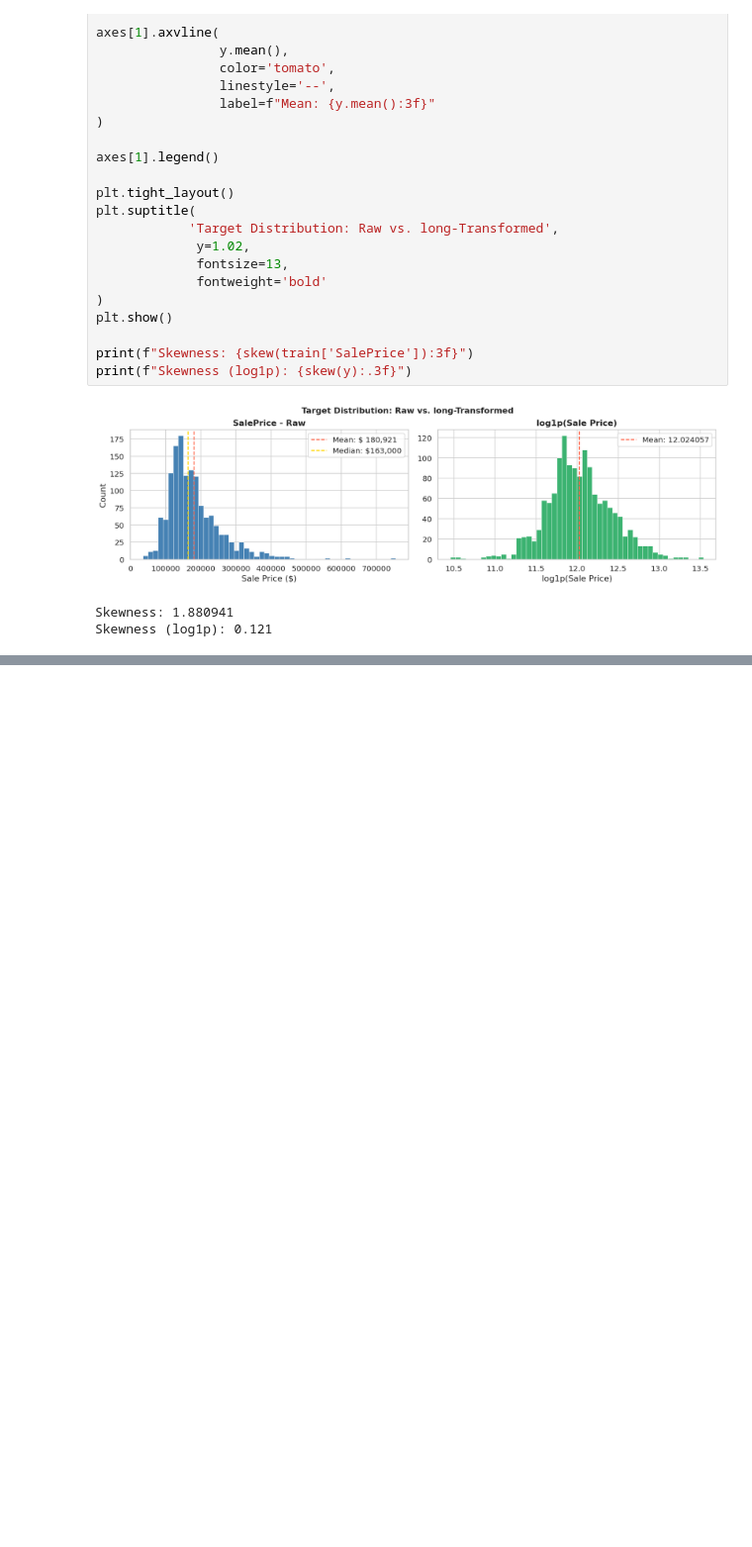
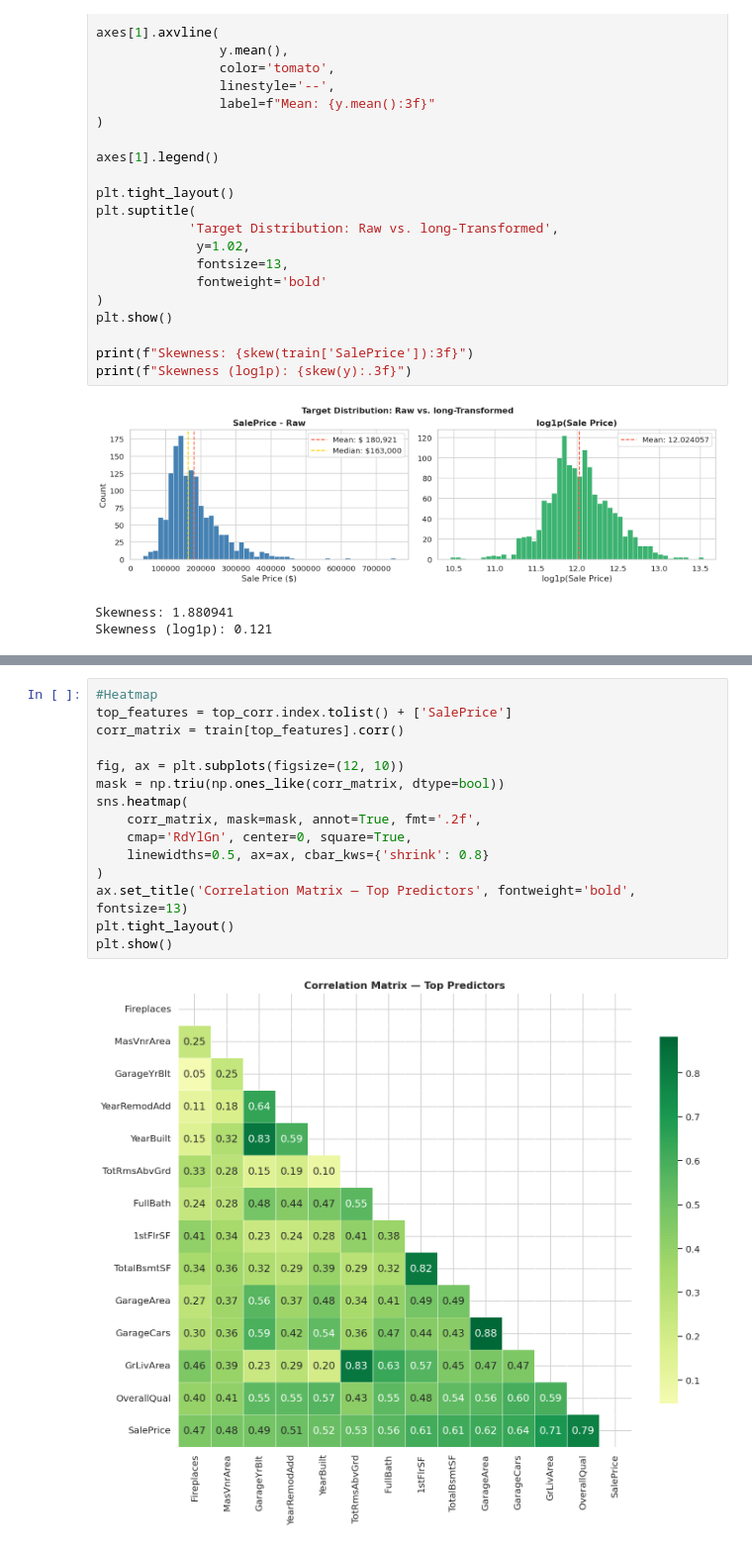
Before and after one commit to abderrazzakchafi/house-prices-advanced-regression, a Jupyter notebook: House-Prices-Regression.ipynb, the cells around one changed output, grey strips where cells are left out. Shown at 99% size. Drawn from its saved outputs; the diff is of its cells as text; blank space fills up the shorter version.

```diff
--- a/House-Prices-Regression.ipynb
+++ b/House-Prices-Regression.ipynb
@@ -194,0 +219,17 @@ NameError: name 'pct' is not defined
+# %%
+#Heatmap
+top_features = top_corr.index.tolist() + ['SalePrice']
+corr_matrix = train[top_features].corr()
+
+fig, ax = plt.subplots(figsize=(12, 10))
+mask = np.triu(np.ones_like(corr_matrix, dtype=bool))
+sns.heatmap(
+    corr_matrix, mask=mask, annot=True, fmt='.2f',
+    cmap='RdYlGn', center=0, square=True,
+    linewidths=0.5, ax=ax, cbar_kws={'shrink': 0.8}
+)
+ax.set_title('Correlation Matrix — Top Predictors', fontweight='bold', fontsize=13)
+plt.tight_layout()
+plt.show()
+# %% [output]
+[figure, added]
```
Also changed, not shown: parts of 3 cells of this notebook.
